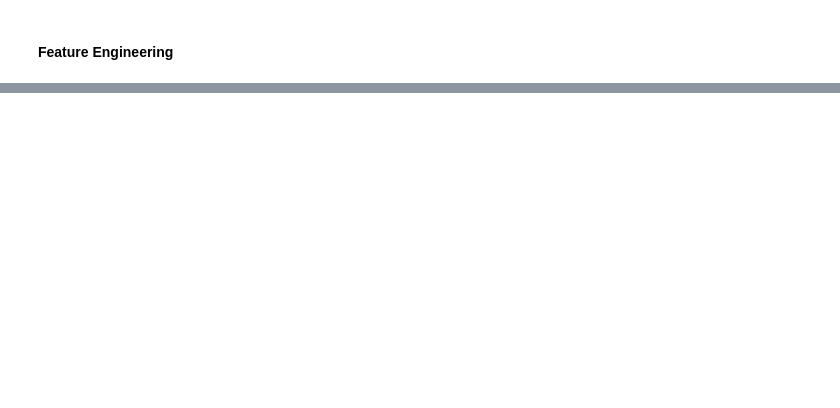
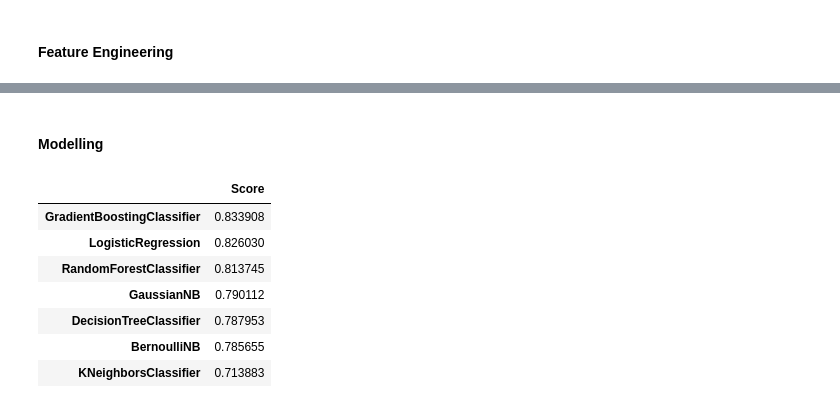
Before and after one commit to egekibar/ai-course, a Jupyter notebook: Homeworks/Titanic/Titanic.ipynb, the cells around one changed output, grey strips where cells are left out. Drawn from its saved outputs; the diff is of its cells as text; code cells hidden in the pictures; blank space fills up the shorter version.

```diff
--- a/Homeworks/Titanic/Titanic.ipynb
+++ b/Homeworks/Titanic/Titanic.ipynb
@@ -158,4 +243,3 @@ test = df[df['Survived'].isnull()]
 # %%
-x = train.drop(columns='Survived', axis=1)
+x = train.drop(['Survived', 'Name', 'Ticket', 'Cabin', 'PassengerId'], axis=1)
+y = train[['Survived']]
-# %%
-y = train['Survived']
@@ -165,0 +246,2 @@ d = DecisionTreeClassifier()
+# %% [markdown]
+#### Modelling
@@ -166,2 +255,31 @@ d = DecisionTreeClassifier()
+# %%
+gnb=GaussianNB()
+bnb=BernoulliNB()
+lr=LogisticRegression()
+dt=DecisionTreeClassifier()
+rf=RandomForestClassifier()
+gbc=GradientBoostingClassifier()
+knc=KNeighborsClassifier()
+# %%
+def algo_test(x, y):
+    algo = [gnb, bnb, lr, dt, rf, gbc, knc]
+    algo_name = ['GaussianNB', 'BernoulliNB', 'LogisticRegression', 'DecisionTreeClassifier', 'RandomForestClassifier', 'GradientBoostingClassifier', 'KNeighborsClassifier']
+    score_list = []
+    for i in algo:
+        if isinstance(y, pd.DataFrame):
+            score = cross_val_score(i, x, y.values.ravel(), cv=10, scoring='accuracy').mean()
+        else:
+            score = cross_val_score(i, x, y, cv=10, scoring='accuracy').mean()
+        score_list.append(score)
+    return pd.DataFrame(data=score_list, index=algo_name, columns=['Score']).sort_values(by='Score', ascending=False)
 # %%
-model = d.fit(x, y)
+algo_test(x, y)
+# %% [output]
+|  | Score |
+| GradientBoostingClassifier | 0.833908 |
+| LogisticRegression | 0.826030 |
+| RandomForestClassifier | 0.813745 |
+| GaussianNB | 0.790112 |
+| DecisionTreeClassifier | 0.787953 |
+| BernoulliNB | 0.785655 |
+| KNeighborsClassifier | 0.713883 |
```
Also changed, not shown: parts of 50 cells of this notebook, 2 other files.
